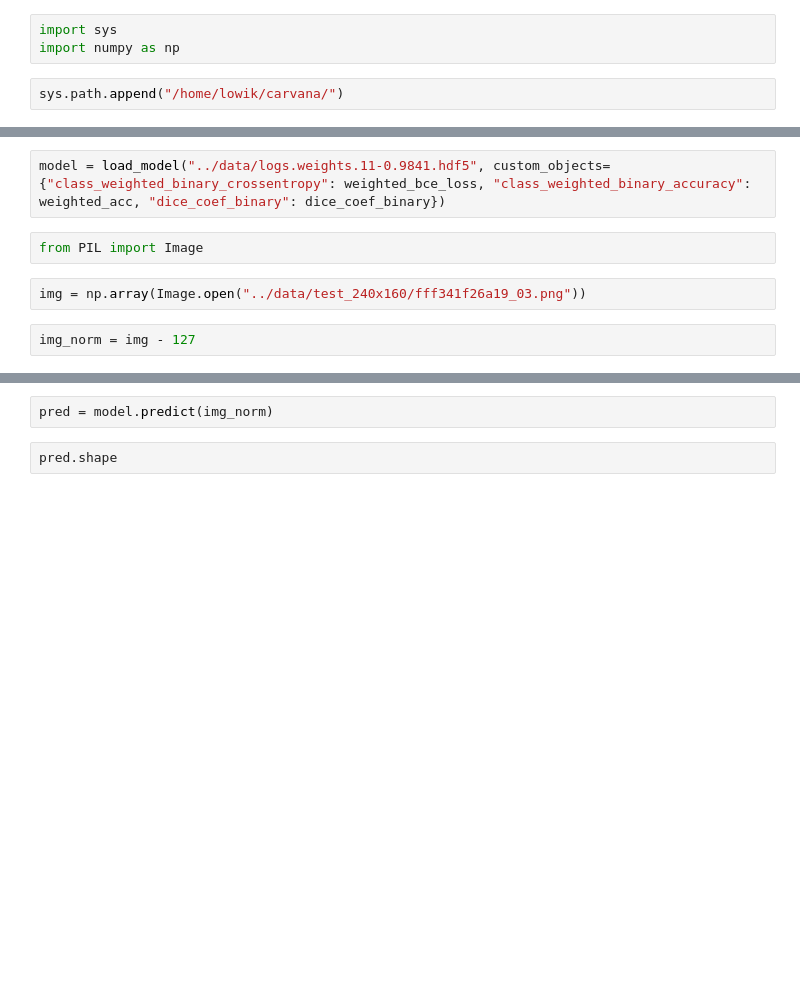
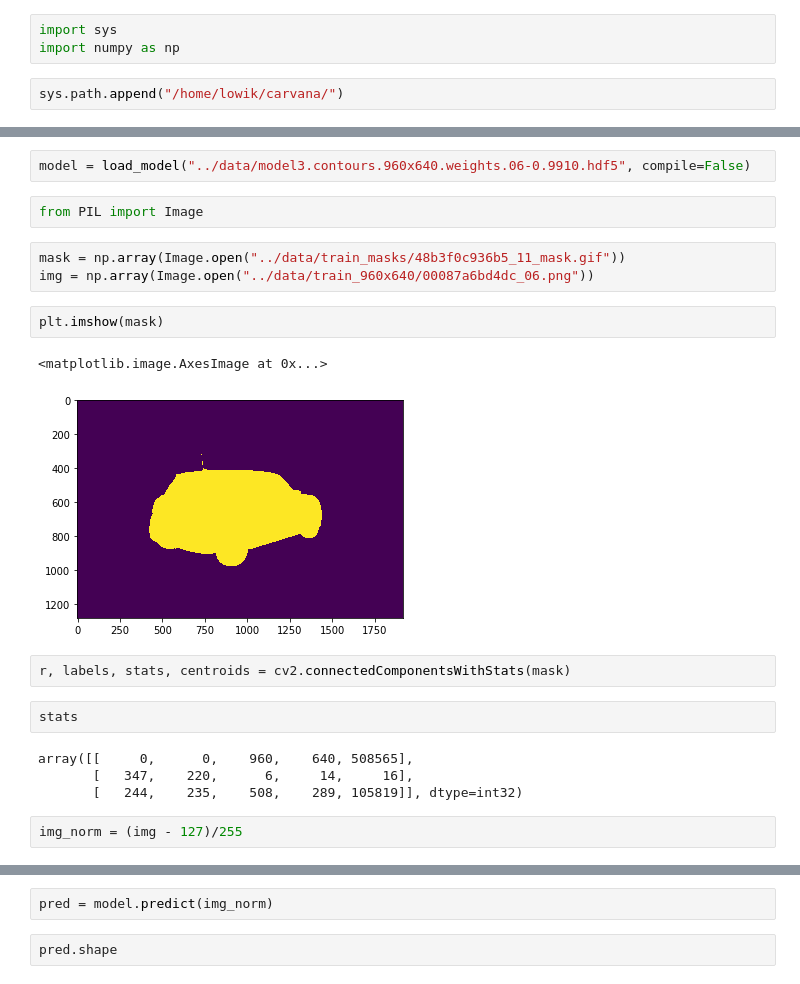
Before and after one commit to LowikC/kaggle_carvana, a Jupyter notebook: notebooks/Check test predictions.ipynb, the cells around one changed output, grey strips where cells are left out. Saved outputs shown, nothing was run; the diff lists cells and outputs as text; blank space fills up the shorter version.

```diff
--- a/notebooks/Check test predictions.ipynb
+++ b/notebooks/Check test predictions.ipynb
@@ -18,11 +10,25 @@ weighted_acc = wrapped_partial(class_weighted_binary_accuracy,
-# %%
-model = load_model("../data/logs.weights.11-0.9841.hdf5", custom_objects={"class_weighted_binary_crossentropy": weighted_bce_loss, "class_weighted_binary_accuracy": weighted_acc, "dice_coef_binary": dice_coef_binary})
+# %%
+model = load_model("../data/model3.contours.960x640.weights.06-0.9910.hdf5", compile=False)
 # %%
 from PIL import Image
-# %%
-img = np.array(Image.open("../data/test_240x160/fff341f26a19_03.png"))
+# %%
+mask = np.array(Image.open("../data/train_masks/48b3f0c936b5_11_mask.gif"))
+img = np.array(Image.open("../data/train_960x640/00087a6bd4dc_06.png"))
+# %%
+plt.imshow(mask)
+# %% [output]
+<matplotlib.image.AxesImage at 0x...>
+[figure, added]
+# %%
+r, labels, stats, centroids = cv2.connectedComponentsWithStats(mask)
+# %%
+stats
+# %% [output]
+array([[     0,      0,    960,    640, 508565],
+       [   347,    220,      6,     14,     16],
+       [   244,    235,    508,    289, 105819]], dtype=int32)
 # %%
-img_norm = img - 127
+img_norm = (img - 127)/255
 # %%
 img_norm.shape
 # %% [output]
```
Also changed, not shown: parts of 32 cells of this notebook, 2 other files.
